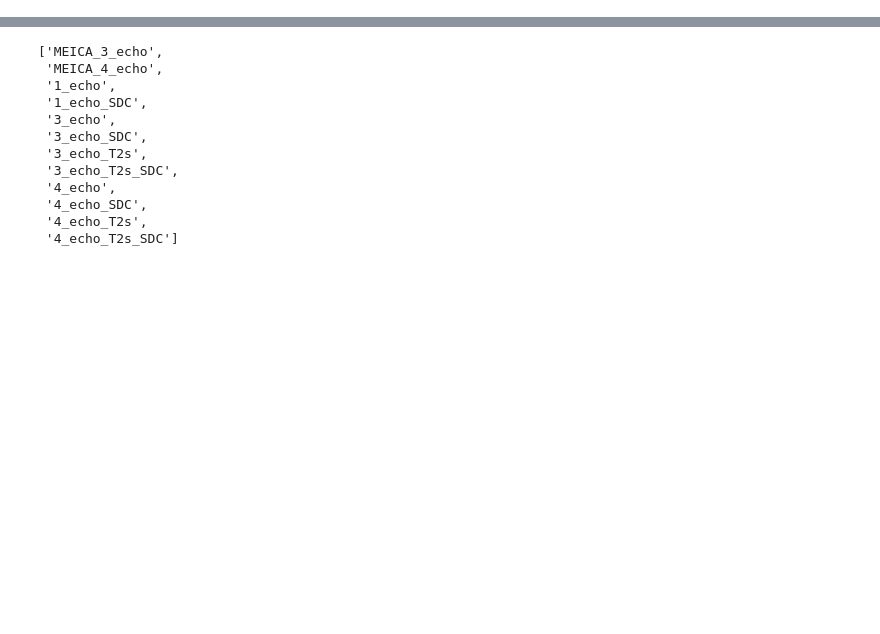
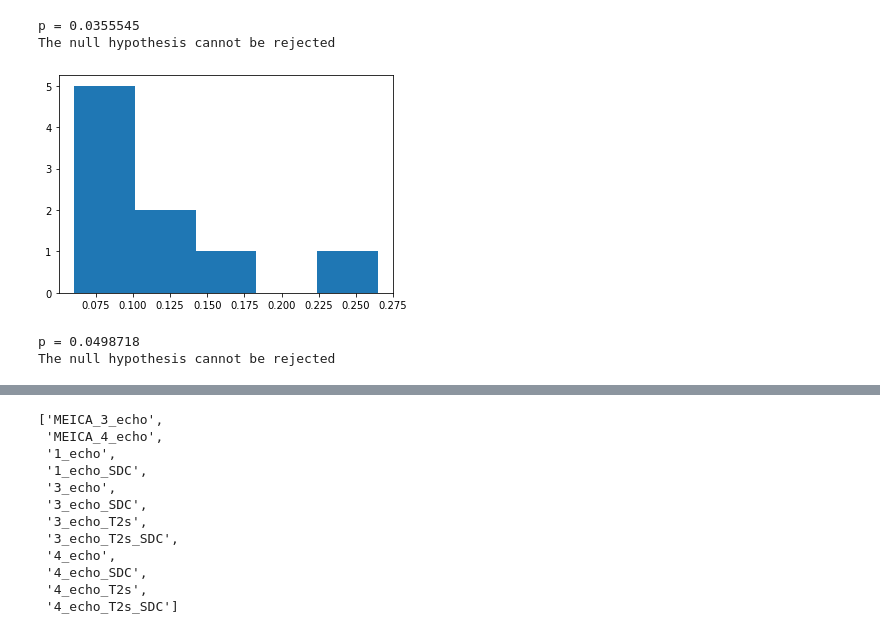
Before and after one commit to misho-dimitrov/Motion_Correction_rs-fMRI, a Jupyter notebook: calc_dvars.ipynb, the cells around one changed output, grey strips where cells are left out. Drawn from its saved outputs; the diff is of its cells as text; code cells hidden in the pictures; blank space fills up the shorter version.

Commit message:
added tests for age, iq and fd aaaand edited the results figures code

```diff
--- a/calc_dvars.ipynb
+++ b/calc_dvars.ipynb
@@ -16,0 +37,7 @@ import numpy as np
+# %%
+fd_data = pd.read_excel(r'/Users/mishodimitrov/Downloads/PhD/Analysis/QC/mean_fd_split.xlsx', sheet_name='asd_td_p', engine='openpyxl')
+# %%
+fd_data_td = fd_data.iloc[:9,1]
+print(fd_data_td)
+fd_data_asd = fd_data.iloc[11:19,1] # get only non-NaN values as the NaN values are not actually missing values, rather the asd sample size is just smaller
+print(fd_data_asd)
@@ -16,0 +64,44 @@ import numpy as np
+# %%
+# check normality of the TD group
+k2, p = stats.normaltest(fd_data_td)
+
+alpha = 1e-3
+
+print("p = {:g}".format(p))
+
+if p < alpha:  # null hypothesis: x comes from a normal distribution
+
+    print("The null hypothesis can be rejected")
+
+else:
+
+    print("The null hypothesis cannot be rejected")
+# %% [output]
+p = 0.0355545
+The null hypothesis cannot be rejected
+# %%
+#visualise as well
+plt.hist(fd_data_td
+         ,bins = 5
+        )
+plt.show()
+# %% [output]
+[figure, added]
+# %%
+# check normality of the ASD group
+k2, p = stats.normaltest(fd_data_asd)
+
+alpha = 1e-3
+
+print("p = {:g}".format(p))
+
+if p < alpha:  # null hypothesis: x comes from a normal distribution
+
+    print("The null hypothesis can be rejected")
+
+else:
+
+    print("The null hypothesis cannot be rejected")
+# %% [output]
+p = 0.0498718
+The null hypothesis cannot be rejected
```
Also changed, not shown: parts of 38 cells of this notebook, 1 other file.
